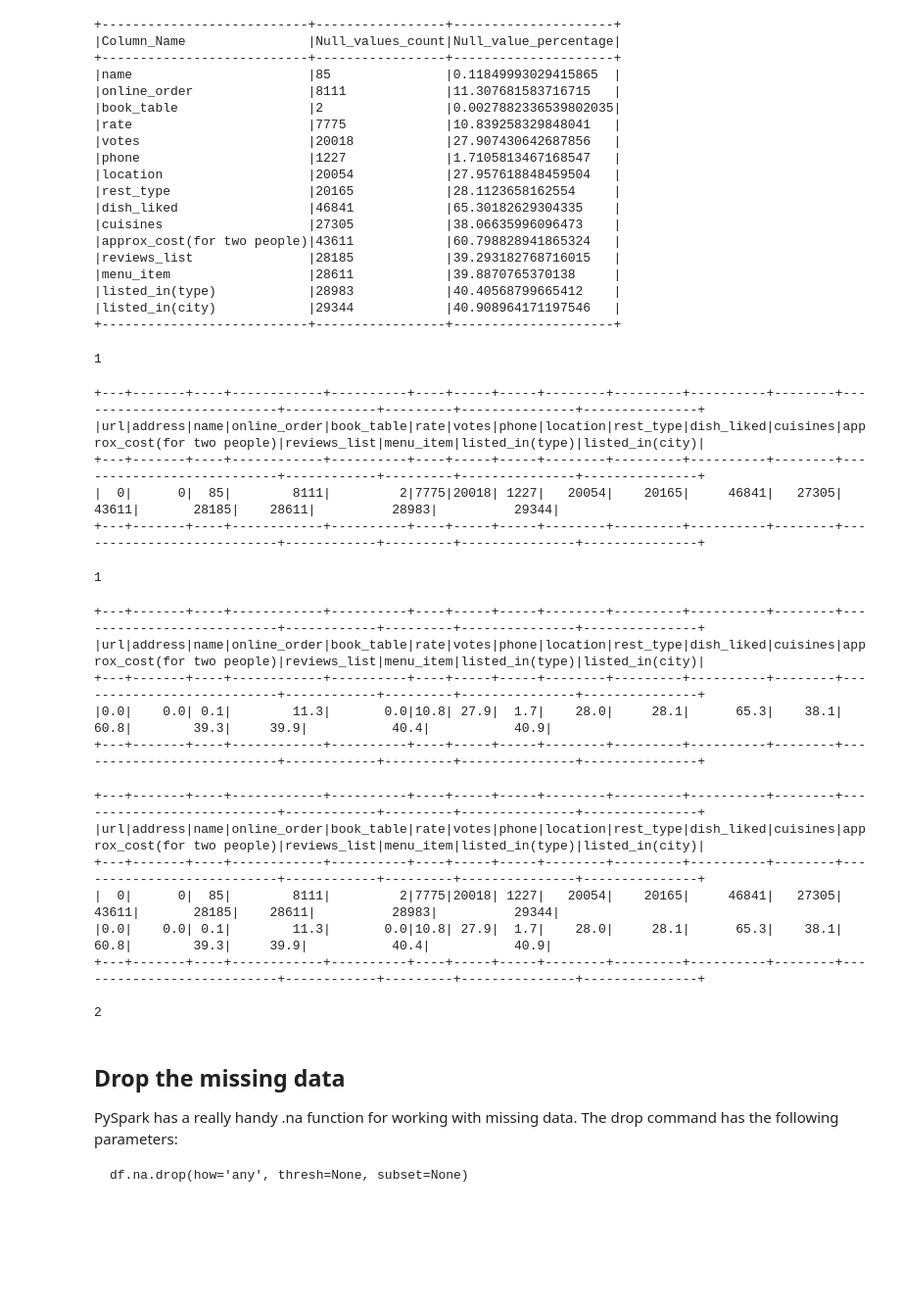
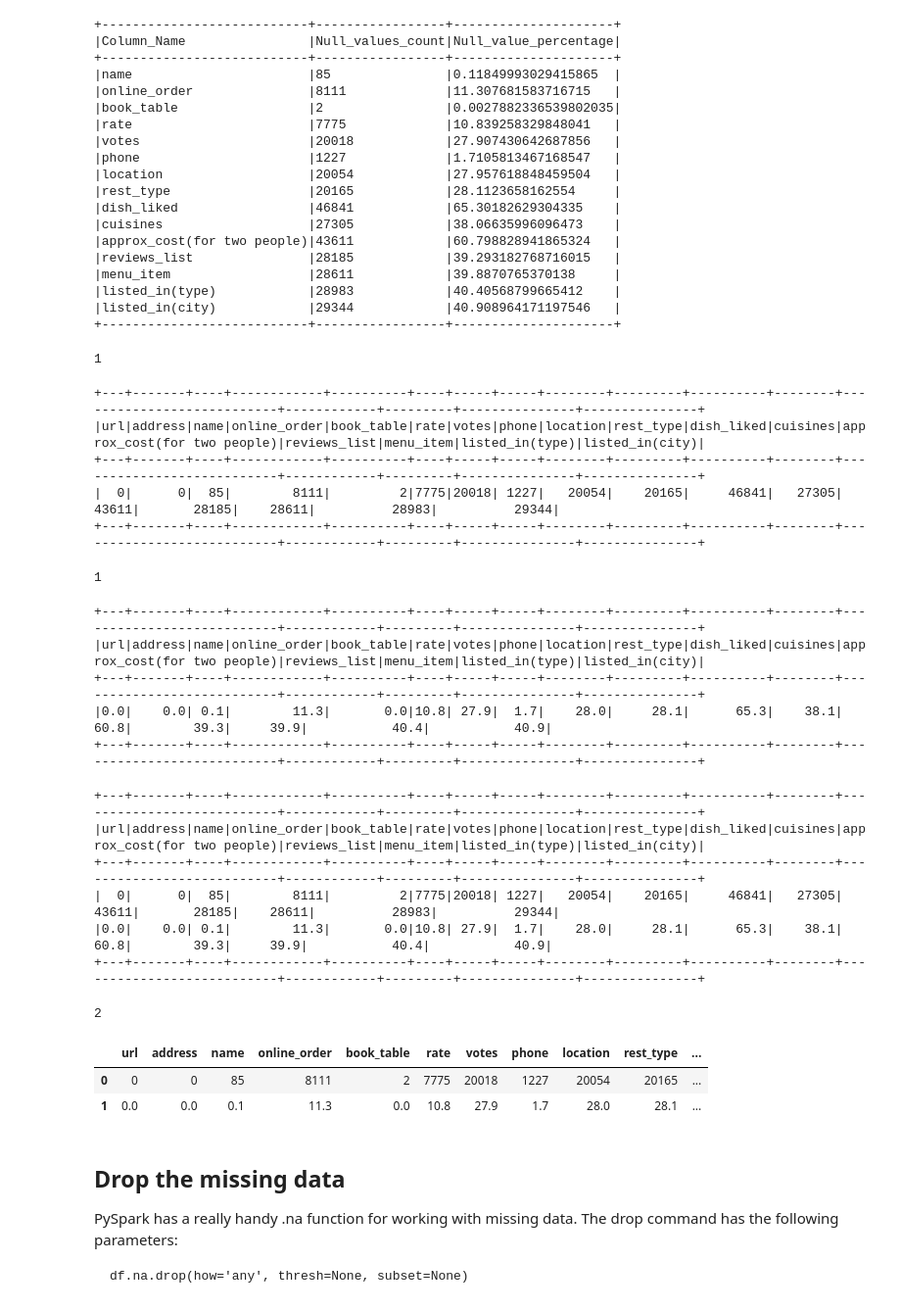
Before and after one commit to coolPineapple/pyspark_learning, a Jupyter notebook: 3. DF_ESSENTIALS/Notebooks/NOTES/Handling_Missing_Data_in_PySpark.ipynb, the cells around one changed output. Shown: that part at 98% size. Drawn from its saved outputs; the diff is of its cells as text; code cells hidden in the pictures; blank space fills up the shorter version.

```diff
--- a/3. DF_ESSENTIALS/Notebooks/NOTES/Handling_Missing_Data_in_PySpark.ipynb
+++ b/3. DF_ESSENTIALS/Notebooks/NOTES/Handling_Missing_Data_in_PySpark.ipynb
@@ -126,36 +170,38 @@ from pyspark.sql.functions import isnan, when, count, col
 nulls = df.select([count(when(isnan(c) | col(c).isNull(), c)).alias(c) for c in df.columns])
 print(nulls.count())
 nulls.show()
 # Second row: null percent
 percent = df.select([format_number(((count(when(isnan(c) | col(c).isNull(), c))/df.count())*100),1).alias(c) for c in df.columns])
 print(percent.count())
 percent.show()
 
 result = nulls.union(percent)
 result.show()
 print(result.count())
-# result.toPandas()
+result.toPandas()
 # %% [output]
 1
 +---+-------+----+------------+----------+----+-----+-----+--------+---------+----------+--------+---------------------------+------------+---------+---------------+---------------+
 |url|address|name|online_order|book_table|rate|votes|phone|location|rest_type|dish_liked|cuisines|approx_cost(for two people)|reviews_list|menu_item|listed_in(type)|listed_in(city)|
 +---+-------+----+------------+----------+----+-----+-----+--------+---------+----------+--------+---------------------------+------------+---------+---------------+---------------+
 |  0|      0|  85|        8111|         2|7775|20018| 1227|   20054|    20165|     46841|   27305|                      43611|       28185|    28611|          28983|          29344|
 +---+-------+----+------------+----------+----+-----+-----+--------+---------+----------+--------+---------------------------+------------+---------+---------------+---------------+
 1
 +---+-------+----+------------+----------+----+-----+-----+--------+---------+----------+--------+---------------------------+------------+---------+---------------+---------------+
 |url|address|name|online_order|book_table|rate|votes|phone|location|rest_type|dish_liked|cuisines|approx_cost(for two people)|reviews_list|menu_item|listed_in(type)|listed_in(city)|
 +---+-------+----+------------+----------+----+-----+-----+--------+---------+----------+--------+---------------------------+------------+---------+---------------+---------------+
 |0.0|    0.0| 0.1|        11.3|       0.0|10.8| 27.9|  1.7|    28.0|     28.1|      65.3|    38.1|                       60.8|        39.3|     39.9|           40.4|           40.9|
 +---+-------+----+------------+----------+----+-----+-----+--------+---------+----------+--------+---------------------------+------------+---------+---------------+---------------+
 +---+-------+----+------------+----------+----+-----+-----+--------+---------+----------+--------+---------------------------+------------+---------+---------------+---------------+
 |url|address|name|online_order|book_table|rate|votes|phone|location|rest_type|dish_liked|cuisines|approx_cost(for two people)|reviews_list|menu_item|listed_in(type)|listed_in(city)|
 +---+-------+----+------------+----------+----+-----+-----+--------+---------+----------+--------+---------------------------+------------+---------+---------------+---------------+
 |  0|      0|  85|        8111|         2|7775|20018| 1227|   20054|    20165|     46841|   27305|                      43611|       28185|    28611|          28983|          29344|
 |0.0|    0.0| 0.1|        11.3|       0.0|10.8| 27.9|  1.7|    28.0|     28.1|      65.3|    38.1|                       60.8|        39.3|     39.9|           40.4|           40.9|
 +---+-------+----+------------+----------+----+-----+-----+--------+---------+----------+--------+---------------------------+------------+---------+---------------+---------------+
-
-2
+2
+|  | url | address | name | online_order | book_table | rate | votes | phone | location | rest_type | ... |
+| 0 | 0 | 0 | 85 | 8111 | 2 | 7775 | 20018 | 1227 | 20054 | 20165 | ... |
+| 1 | 0.0 | 0.0 | 0.1 | 11.3 | 0.0 | 10.8 | 27.9 | 1.7 | 28.0 | 28.1 | ... |
 # %% [markdown]
 ## Drop the missing data
 
```
Also changed, not shown: parts of 12 cells of this notebook, 15 other files.
